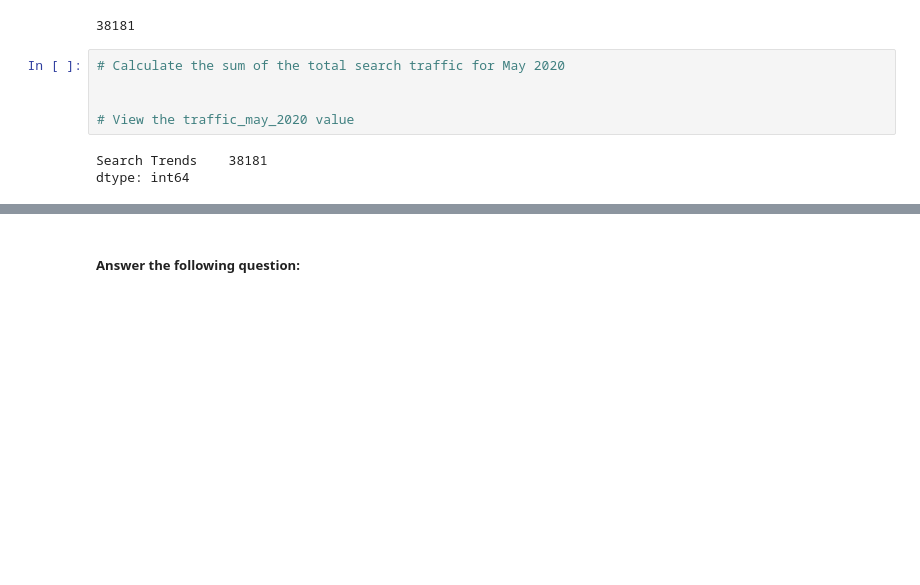
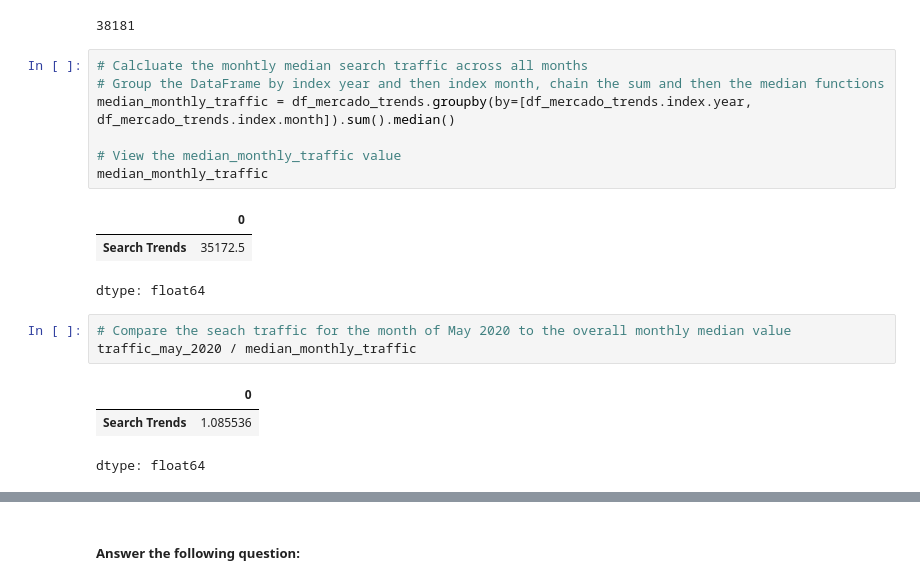
Before and after one commit to edoucet-AI/phophet-challenge, a Jupyter notebook: forecasting_net_prophet.ipynb, the cells around one changed output, grey strips where cells are left out. Cells and saved outputs as stored; diff of their text form; blank space fills up the shorter version.

```diff
--- a/forecasting_net_prophet.ipynb
+++ b/forecasting_net_prophet.ipynb
@@ -145,11 +138,21 @@ traffic_may_2020 = df_may_2020['Search Trends'].sum()
 traffic_may_2020
 # %% [output]
 38181
+# %%
+# Calcluate the monhtly median search traffic across all months
+# Group the DataFrame by index year and then index month, chain the sum and then the median functions
+median_monthly_traffic = df_mercado_trends.groupby(by=[df_mercado_trends.index.year, df_mercado_trends.index.month]).sum().median()
+
+# View the median_monthly_traffic value
+median_monthly_traffic
+# %% [output]
+|  | 0 |
+| Search Trends | 35172.5 |
+dtype: float64
 # %%
-# Calculate the sum of the total search traffic for May 2020
-
-
-# View the traffic_may_2020 value
+# Compare the seach traffic for the month of May 2020 to the overall monthly median value
+traffic_may_2020 / median_monthly_traffic
 # %% [output]
+|  | 0 |
+| Search Trends | 1.085536 |
-Search Trends    38181
-dtype: int64
+dtype: float64
```
Also changed, not shown: parts of 23 cells of this notebook.
